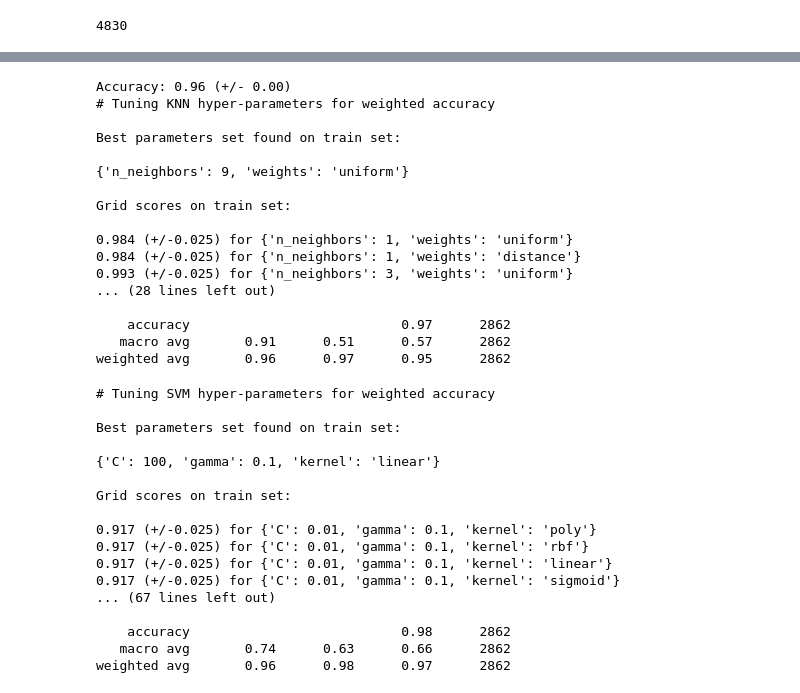
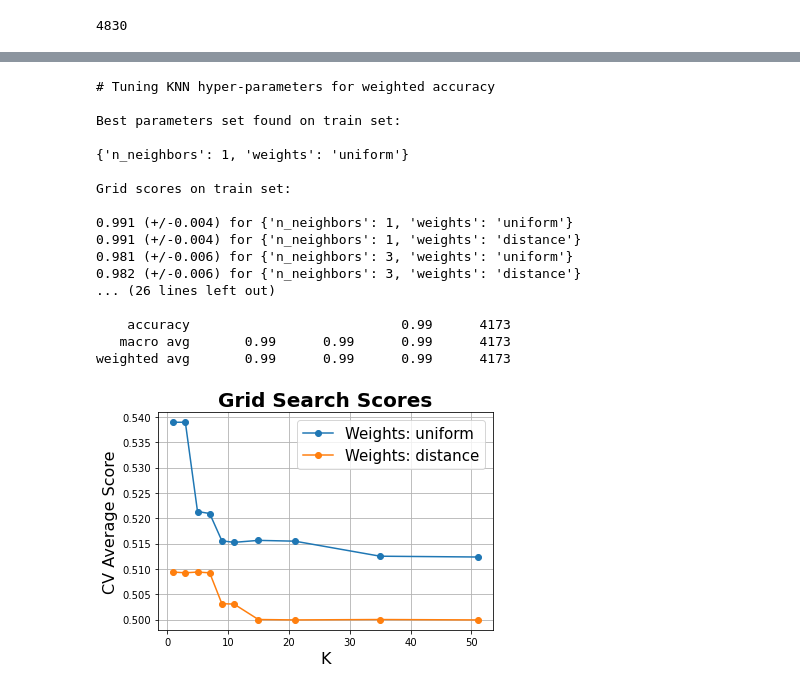
Before and after one commit to Mingxi-Huang/ORIE4740-FinalProject, a Jupyter notebook: classification_model.ipynb, the cells around one changed output, grey strips where cells are left out. Cells and saved outputs as stored; diff of their text form; code cells hidden in the pictures.

Commit message:
classification plots

```diff
--- a/classification_model.ipynb
+++ b/classification_model.ipynb
@@ -102,10 +167,10 @@ X_train, X_test, y_train, y_test = train_test_split(X, Y, test_size = 0.3)
 
 tuned_parameters = [{'n_neighbors':[1, 3, 5, 7, 9, 11, 15, 21, 35, 51], 'weights': ['uniform', 'distance']}]
 
-knn_cv = KNeighborsClassifier(n_neighbors = 3)
-knn_cv_scores = cross_val_score(knn_cv, X, Y, cv=5, scoring=weighted_accuracy_score)
-# knn_cv_scores
-print("Accuracy: %0.2f (+/- %0.2f)" % (knn_cv_scores.mean(), knn_cv_scores.std() * 2))
+# knn_cv = KNeighborsClassifier(n_neighbors = 3)
+# knn_cv_scores = cross_val_score(knn_cv, X, Y, cv=5, scoring=weighted_accuracy_score)
+# # knn_cv_scores
+# print("Accuracy: %0.2f (+/- %0.2f)" % (knn_cv_scores.mean(), knn_cv_scores.std() * 2))
 
 print("# Tuning KNN hyper-parameters for weighted accuracy")
 print()
@@ -121,6 +186,7 @@ print("Grid scores on train set:")
 print()
 means = knn_clf.cv_results_['mean_test_score']
 stds = knn_clf.cv_results_['std_test_score']
+
 for mean, std, params in zip(means, stds, knn_clf.cv_results_['params']):
     print("%0.3f (+/-%0.03f) for %r"
           % (mean, std * 2, params))
@@ -135,28 +201,56 @@ y_true, y_pred = y_test, knn_clf.predict(X_test)
 print(classification_report(y_true, y_pred))
 print()
 # %% [output]
-Accuracy: 0.96 (+/- 0.00)
 # Tuning KNN hyper-parameters for weighted accuracy
 
 Best parameters set found on train set:
 
-{'n_neighbors': 9, 'weights': 'uniform'}
+{'n_neighbors': 1, 'weights': 'uniform'}
 
 Grid scores on train set:
 
-0.984 (+/-0.025) for {'n_neighbors': 1, 'weights': 'uniform'}
-0.984 (+/-0.025) for {'n_neighbors': 1, 'weights': 'distance'}
-0.993 (+/-0.025) for {'n_neighbors': 3, 'weights': 'uniform'}
-... (28 lines left out)
+0.991 (+/-0.004) for {'n_neighbors': 1, 'weights': 'uniform'}
+0.991 (+/-0.004) for {'n_neighbors': 1, 'weights': 'distance'}
+0.981 (+/-0.006) for {'n_neighbors': 3, 'weights': 'uniform'}
+0.982 (+/-0.006) for {'n_neighbors': 3, 'weights': 'distance'}
+... (26 lines left out)
 
-    accuracy                           0.97      2862
-   macro avg       0.91      0.51      0.57      2862
-weighted avg       0.96      0.97      0.95      2862
+    accuracy                           0.99      4173
+   macro avg       0.99      0.99      0.99      4173
+weighted avg       0.99      0.99      0.99      4173
+# %%
+# Plot Grid search scores
+_, ax = plt.subplots(1,1)
+ks = [1, 3, 5, 7, 9, 11, 15, 21, 35, 51]
+weights = ['uniform', 'distance']
+
+means = np.array(means).reshape(len(weights),len(ks))
+
+# Param1 is the X-axis, Param 2 is represented as a different curve (color line)
+for idx, val in enumerate(weights):
+    ax.plot(ks, means[idx,:], '-o', label = "Weights" + ': ' + str(val))
+
+ax.set_title("Grid Search Scores", fontsize=20, fontweight='bold')
+ax.set_xlabel("K", fontsize=16)
+ax.set_ylabel('CV Average Score', fontsize=16)
+ax.legend(loc="best", fontsize=15)
+ax.grid('on')
+# scores = [x[1] for x in knn_clf.grid_scores_]
+# scores = np.array(scores).reshape(len(tuned_parameters['weights']), len(tuned_parameters['n_neighbors']))
+
+# for ind, i in enumerate(tuned_parameters['weights']):
+#     plt.plot(tuned_parameters['n_neighbors'], scores[ind], label='Weight: ' + str(i))
+# plt.legend()
+# plt.xlabel('K')
+# plt.ylabel('Mean score')
+# plt.show()
+# %% [output]
+[figure, added]
 # %%
-#svm cross validation {'C': 10000.0, 'gamma': 0.05, 'kernel': 'rbf'}
+#svm cross validation
 X_train, X_test, y_train, y_test = train_test_split(X, Y, test_size = 0.3)
 
-tuned_parameters = [{'kernel': ['poly', 'rbf', 'linear', 'sigmoid'], 'gamma': [0.1,0.05,0.01], 'C': [1e-2, 1e-1, 1, 10, 100]}]
+tuned_parameters = [{'kernel': ['linear'], 'gamma': [0.1,0.05], 'C': [1e-1, 1, 10]}]
 
 print("# Tuning SVM hyper-parameters for weighted accuracy")
 print()
@@ -185,24 +279,6 @@ print()
 y_true, y_pred = y_test, svm_clf.predict(X_test)
 print(classification_report(y_true, y_pred))
 print()
-# %% [output]
-# Tuning SVM hyper-parameters for weighted accuracy
-
-Best parameters set found on train set:
-
-{'C': 100, 'gamma': 0.1, 'kernel': 'linear'}
-
-Grid scores on train set:
-
-0.917 (+/-0.025) for {'C': 0.01, 'gamma': 0.1, 'kernel': 'poly'}
-0.917 (+/-0.025) for {'C': 0.01, 'gamma': 0.1, 'kernel': 'rbf'}
-0.917 (+/-0.025) for {'C': 0.01, 'gamma': 0.1, 'kernel': 'linear'}
-0.917 (+/-0.025) for {'C': 0.01, 'gamma': 0.1, 'kernel': 'sigmoid'}
-... (67 lines left out)
-
-    accuracy                           0.98      2862
-   macro avg       0.74      0.63      0.66      2862
-weighted avg       0.96      0.98      0.97      2862
 # %%
 # X_train, X_test, y_train, y_test = train_test_split(X, Y, test_size = 0.5)
 
```
Also changed, not shown: parts of 16 cells of this notebook.
